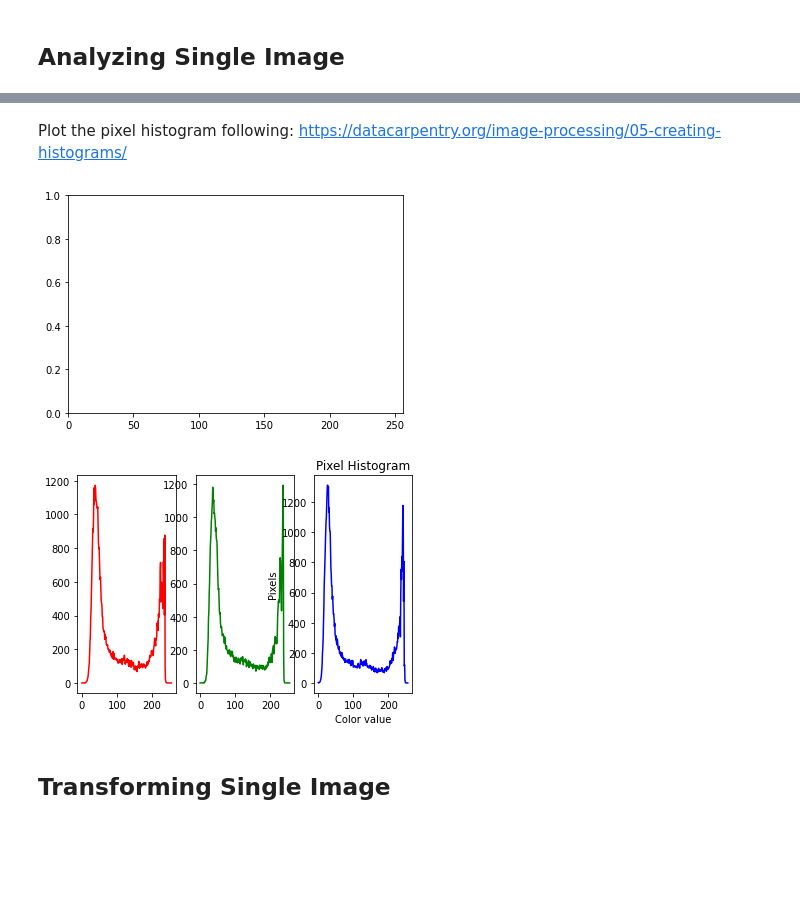
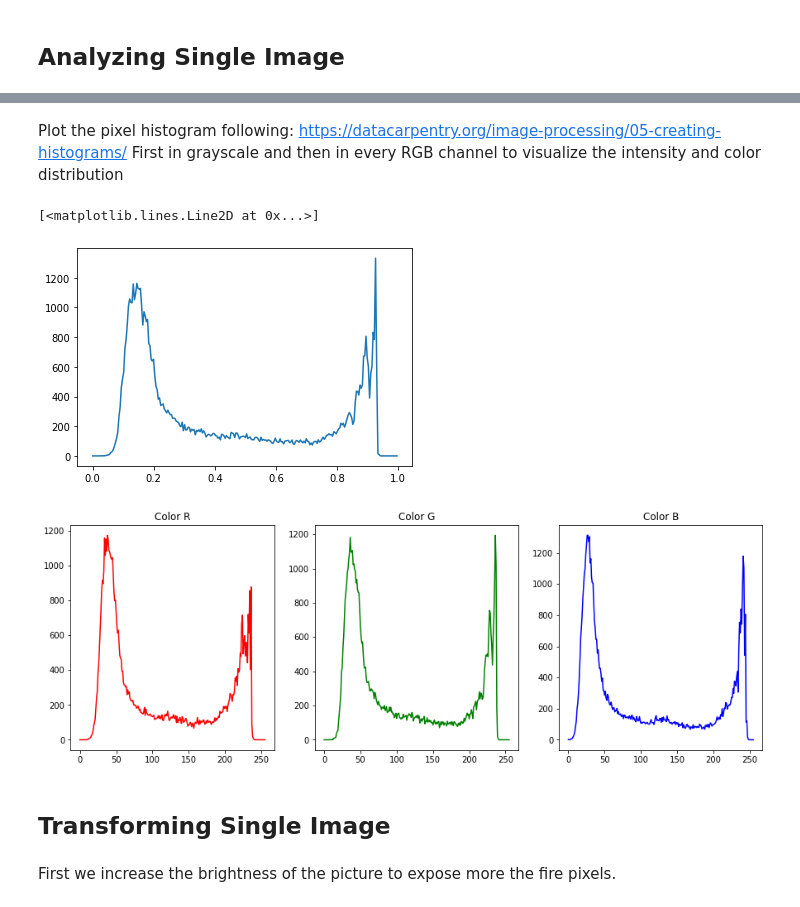
Before and after one commit to Loptt/forest-fire-detector, a Jupyter notebook: image_analysis.ipynb, the cells around one changed output, grey strips where cells are left out. Saved outputs shown, nothing was run; the diff lists cells and outputs as text; code cells hidden in the pictures; blank space fills up the shorter version.

```diff
--- a/image_analysis.ipynb
+++ b/image_analysis.ipynb
@@ -18,23 +18,30 @@ plt.show()
 # %% [markdown]
-Plot the pixel histogram following: https://datacarpentry.org/image-processing/05-creating-histograms/
+Plot the pixel histogram following: https://datacarpentry.org/image-processing/05-creating-histograms/ First in grayscale and then in every RGB channel to visualize the intensity and color distribution
+# %%
+img_grey = color.rgb2gray(img)
+
+histogram, bin_edges = np.histogram(img_grey, bins=256, range=(0, 1))
+plt.plot(bin_edges[0:-1], histogram)
+# %% [output]
+[<matplotlib.lines.Line2D at 0x...>]
+[figure, added]
 # %%
 colors = ("r", "g", "b")
 channel_ids = (0, 1, 2)
-
-plt.xlim([0, 256])
 
 fig, axes = plt.subplots(1,3)
 
 for channel_id, c in zip(channel_ids, colors):
     histogram, bin_edges = np.histogram(
         img[:, :, channel_id], bins=256, range=(0, 256)
     )
     axes[channel_id].plot(bin_edges[0:-1], histogram, color=c)
-    axes[channel_id].xlabel("Color value")
-    axes[channel_id].ylabel("Pixels")
-    axes[channel_id].title.set_text("HOLA")
+    axes[channel_id].title.set_text("Color {}".format(c.upper()))
+
+fig.set_size_inches(15, 5)
 # %% [output]
-[figure, old version]
+[figure, new version]
-[figure, removed]
 # %% [markdown]
 ## Transforming Single Image
+# %% [markdown]
+First we increase the brightness of the picture to expose more the fire pixels.
```
Also changed, not shown: parts of 18 cells of this notebook.
